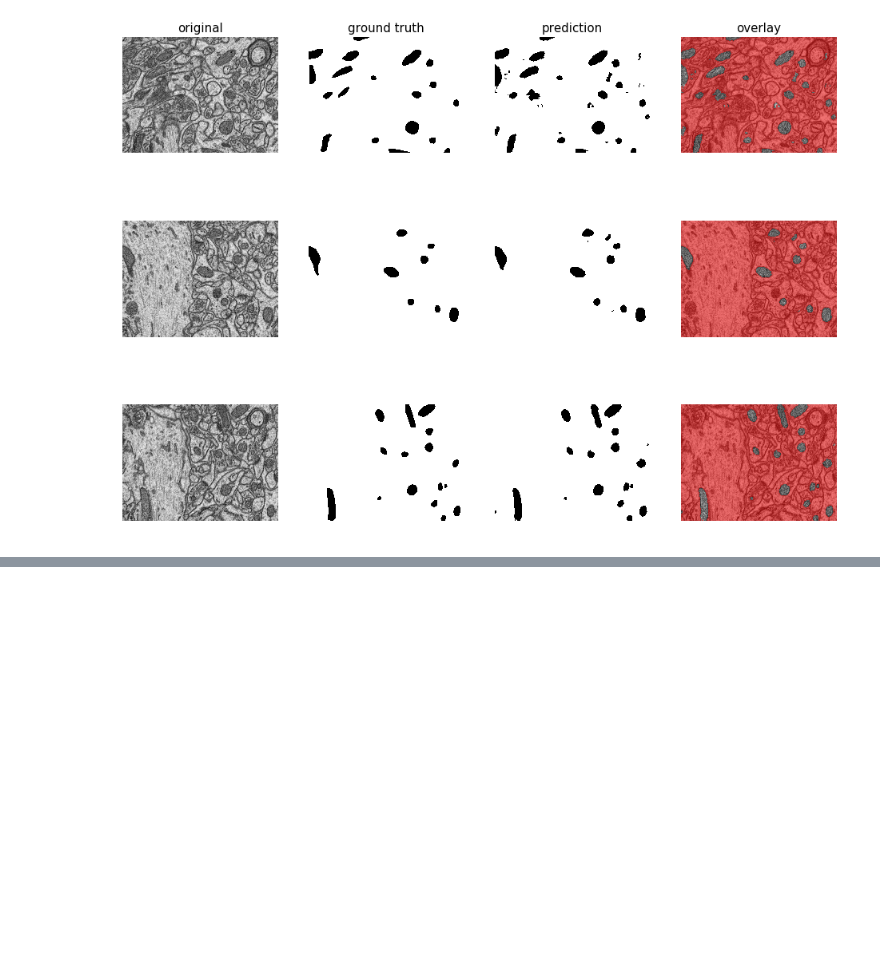
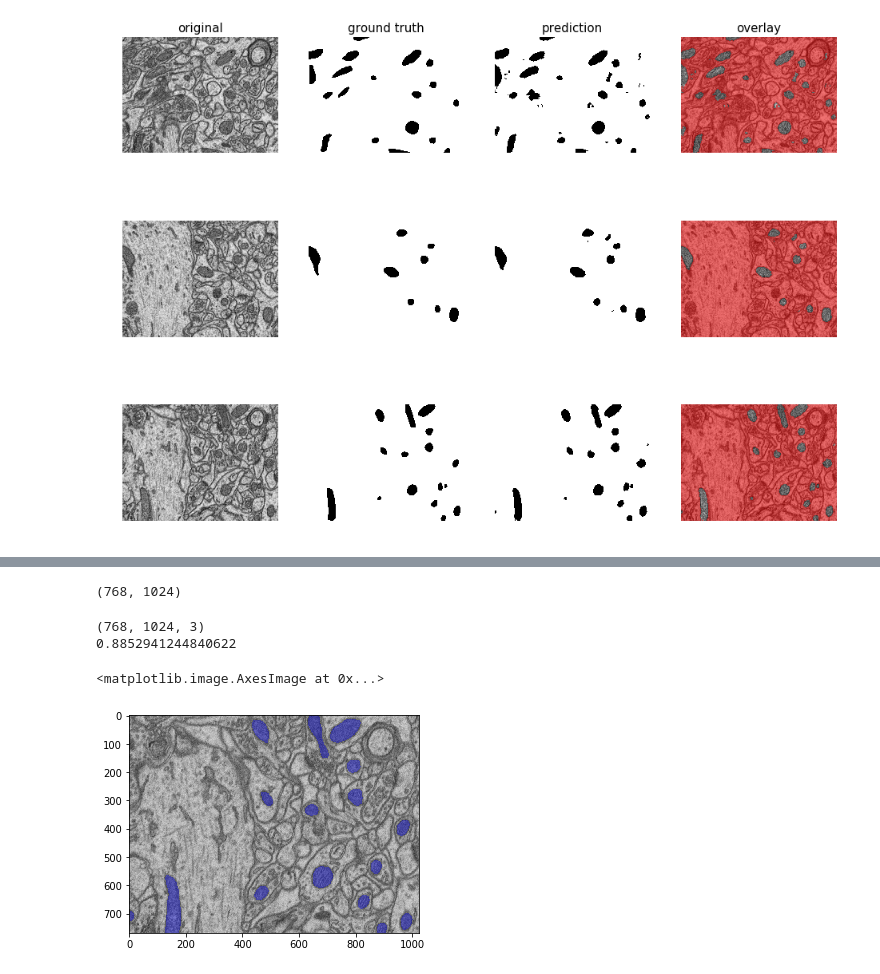
Before and after one commit to nimpy/sundry_segments, a Jupyter notebook: UNETitled2.ipynb, the cells around one changed output, grey strips where cells are left out. Cells and saved outputs as stored; diff of their text form; code cells hidden in the pictures; blank space fills up the shorter version.

```diff
--- a/UNETitled2.ipynb
+++ b/UNETitled2.ipynb
@@ -188,0 +181,10 @@ plot_imgs(org_imgs=x_val, mask_imgs=y_val, pred_imgs=np.round(y_pred), nm_img_to
+# %%
+for i in range(1):
+    imageio.imsave('/home/niaki/Downloads/unet_predictions_20200908_sample' + str(i+5) + '_x_val.png', (x_val * 255).astype(np.uint8)[i, :, :, 0])
+    imageio.imsave('/home/niaki/Downloads/unet_predictions_20200908_sample' + str(i+5) + '_y_val.png', (y_val * 255).astype(np.uint8)[i, :, :, 0])
+    imageio.imsave('/home/niaki/Downloads/unet_predictions_20200908_sample' + str(i+5) + '_y_pred.png', y_pred_binarised[i, :, :, 0])
+    segm_vis = visualise_segmentation(x_val[i, :, :, 0], y_val[i, :, :, 0], y_pred_binarised[i, :, :, 0], 0.35)
+    imageio.imsave('/home/niaki/Downloads/unet_predictions_20200908_sample' + str(i+5) + '_segm_vis.png', (segm_vis * 255).astype(np.uint8))
+
+    label_vis = visualise_labels_with_overlay(x_val[i, :, :, 0], y_val[i, :, :, 0], 0.35)
+    imageio.imsave('/home/niaki/Downloads/unet_predictions_20200908_sample' + str(i+5) + '_lebel_vis.png', (label_vis * 255).astype(np.uint8))
@@ -188,0 +244,38 @@ plot_imgs(org_imgs=x_val, mask_imgs=y_val, pred_imgs=np.round(y_pred), nm_img_to
+# %%
+def visualise_labels_with_overlay(original, ground_truth, alpha):
+    assert original.shape == ground_truth.shape, "The shapes of images are not the same."
+
+    print(original.shape)
+
+    # TODO check the type of arrays and whether it is in [0..1] or [0..255]
+    #      (For the moment, I assume np.float64 and [0..1])
+    # TODO generalise s.t. original isn't necessarily greyscale
+
+    img_vis = np.zeros((original.shape[0], original.shape[1], 3), dtype=np.float64)
+
+    for i in range(original.shape[0]):
+        for j in range(original.shape[1]):
+            if (ground_truth[i,j] >= 0.5):
+                img_vis[i, j, 0] = original[i, j]
+                img_vis[i, j, 1] = original[i, j]
+                img_vis[i, j, 2] = original[i, j]
+            elif (ground_truth[i,j] < 0.5):
+                img_vis[i, j, 0] = original[i, j] * (1.0 - alpha) + 0. * alpha
+                img_vis[i, j, 1] = original[i, j] * (1.0 - alpha) + 0. * alpha
+                img_vis[i, j, 2] = original[i, j] * (1.0 - alpha) + 1. * alpha
+    return img_vis
+# %%
+temp_img_vis_overlay = visualise_labels_with_overlay(x_val[i, :, :, 0], y_val[i, :, :, 0], 0.35)
+# %% [output]
+(768, 1024)
+# %%
+print(temp_img_vis_overlay.shape)
+print(np.max(temp_img_vis_overlay))
+# %% [output]
+(768, 1024, 3)
+0.8852941244840622
+# %%
+plt.imshow(temp_img_vis_overlay)
+# %% [output]
+<matplotlib.image.AxesImage at 0x...>
+[figure, added]
```
Also changed, not shown: parts of 14 cells of this notebook.
